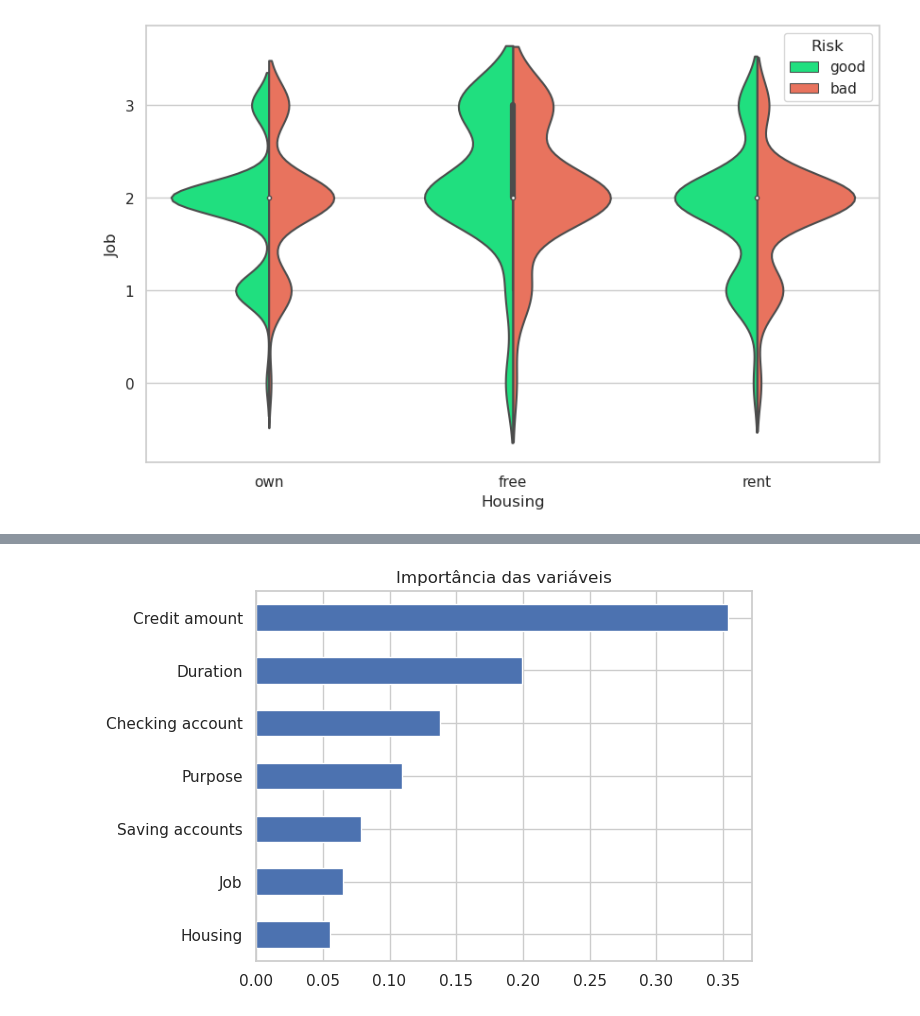
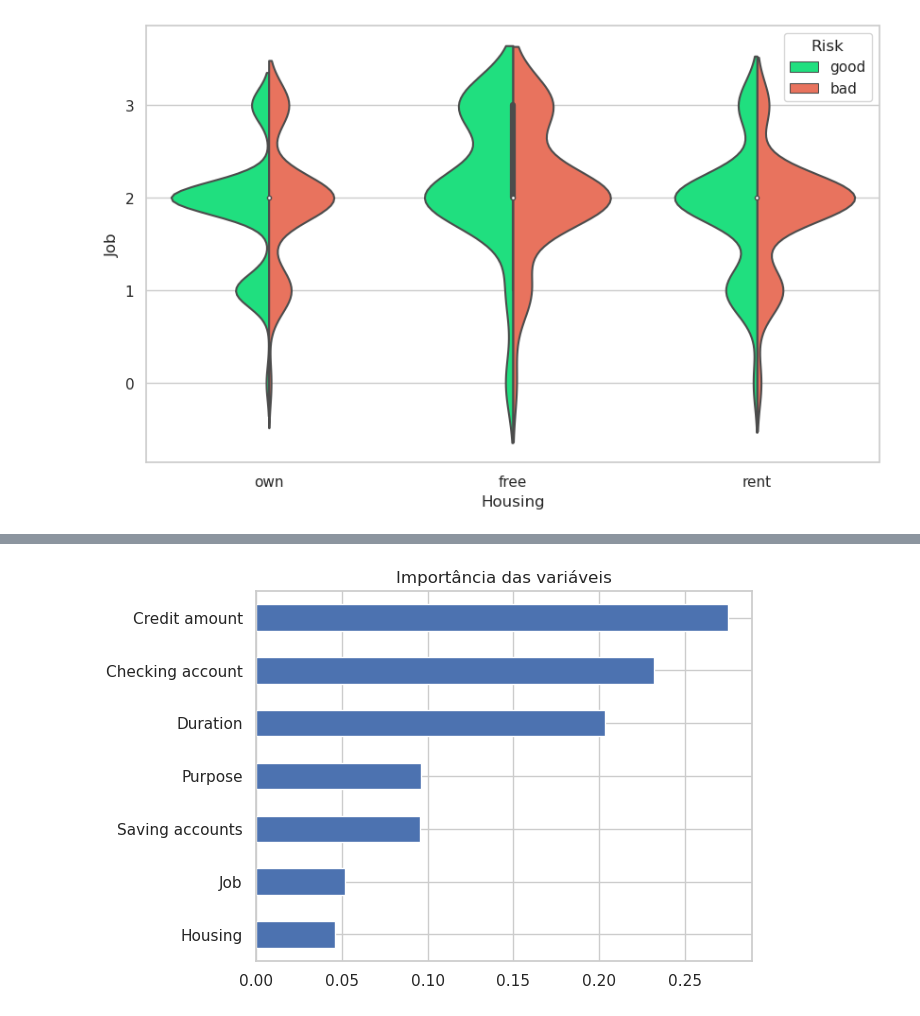
Before and after one commit to jfahelof/portfolio-credit-risk, a Jupyter notebook: credit_risk.ipynb, the cells around one changed output, grey strips where cells are left out. Cells and saved outputs as stored; diff of their text form; code cells hidden in the pictures.

```diff
--- a/credit_risk.ipynb
+++ b/credit_risk.ipynb
@@ -473,0 +420,10 @@ O modelo apresenta **desempenho satisfatório** para a classe majoritária (1),
+# %%
+# Cria a variável X (features) removendo a coluna 'Risk' (todas as colunas exceto o target)
+X = df.drop('Risk', axis=1)
+
+# Cria a variável y (target) com apenas a coluna 'Risk'
+y = df['Risk']
+
+
+# Divide os dados: 80% para treino, 20% para teste
+X_train, X_test, y_train, y_test = train_test_split(X, y, test_size=0.18, random_state=42)
@@ -473,0 +432,18 @@ O modelo apresenta **desempenho satisfatório** para a classe majoritária (1),
+# %%
+# modelo
+modelo = RandomForestClassifier(
+    class_weight='balanced', # Cria o modelo com pesos balanceados
+    n_estimators=300,   # número de árvores na floresta
+    criterion="entropy",  # ganho de informação
+    max_depth=10,    # profundidade máxima; None = sem limite
+    min_samples_split=5,  # min samples para dividir um nó
+    min_samples_leaf=4,  # min samples em uma folha
+    max_features="sqrt", # número de features a considerar em cada split
+    bootstrap=True,    # usar amostragem bootstrap
+    oob_score=True,    # calcular oob_score (estimativa pela amostra fora do bootstrap)
+    random_state=42, # semente
+    n_jobs=-1         # usar todos os núcleos disponíveis
+)
+
+
+modelo.fit(X_train, y_train) # Treina o modelo usando os dados de treino (X_train, y_train)
@@ -474,7 +482,7 @@ O modelo apresenta **desempenho satisfatório** para a classe majoritária (1),
 # %%
-importances = pd.Series(model.feature_importances_, index=X.columns)
+importances = pd.Series(modelo.feature_importances_, index=X.columns)
 importances.sort_values().plot(kind='barh')
 plt.title('Importância das variáveis')
 plt.show()
 # %% [output]
-[figure, old version]
+[figure, new version]
```
Also changed, not shown: parts of 23 cells of this notebook.
